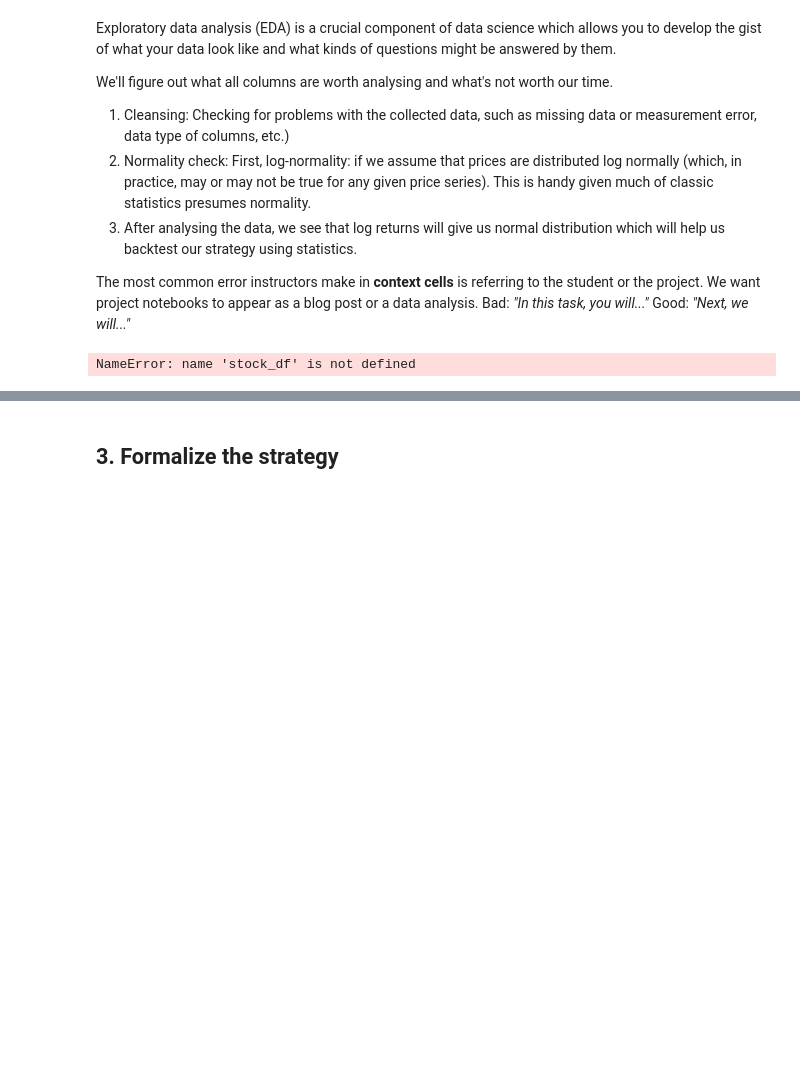
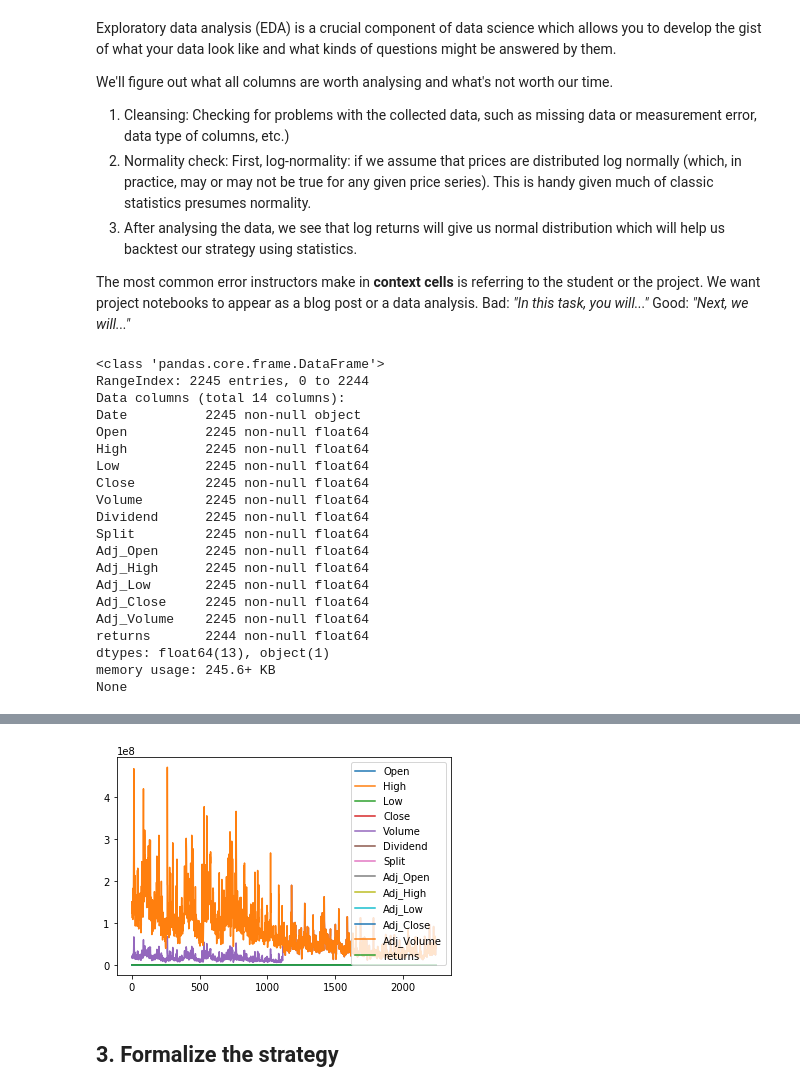
Before and after one commit to harshitcodes/projects-instructor-application-python, a Jupyter notebook: audition.ipynb, the cells around one changed output, grey strips where cells are left out. Saved outputs shown, nothing was run; the diff lists cells and outputs as text; code cells hidden in the pictures; blank space fills up the shorter version.

Commit message:
update ipython with graphs

```diff
--- a/audition.ipynb
+++ b/audition.ipynb
@@ -96,12 +98,32 @@ The most common error instructors make in **context cells** is referring to the
 print(stock_df.info())
 
 # Normality check by plotting the data:
-stock_data.plot()
+stock_df.plot()
 
 # Adding a returns column in the dataframe which will record the log returns
 # by dividing the closing price of day i by closing price of day (i-1)
 # Use the shift function in pandas to calculate logarithmic return
 
-stock_df['returns'] = np.log(stock_df['close'] / stock_df['close'].shift(1))  # 12
+stock_df['returns'] = np.log(stock_df['Close'] / stock_df['Close'].shift(1))
+stock_df.head()
 # %% [output]
-NameError: name 'stock_df' is not defined
+<class 'pandas.core.frame.DataFrame'>
+RangeIndex: 2245 entries, 0 to 2244
+Data columns (total 14 columns):
+Date          2245 non-null object
+Open          2245 non-null float64
+High          2245 non-null float64
+Low           2245 non-null float64
+Close         2245 non-null float64
+Volume        2245 non-null float64
+Dividend      2245 non-null float64
+Split         2245 non-null float64
+Adj_Open      2245 non-null float64
+Adj_High      2245 non-null float64
+Adj_Low       2245 non-null float64
+Adj_Close     2245 non-null float64
+Adj_Volume    2245 non-null float64
+returns       2244 non-null float64
+dtypes: float64(13), object(1)
+memory usage: 245.6+ KB
+None
@@ -108,3 +136,4 @@ NameError: name 'stock_df' is not defined
+[figure, added]
 # %% [markdown]
 ## 3. Formalize the strategy
 # %% [markdown]
```
Also changed, not shown: parts of 4 cells of this notebook.
